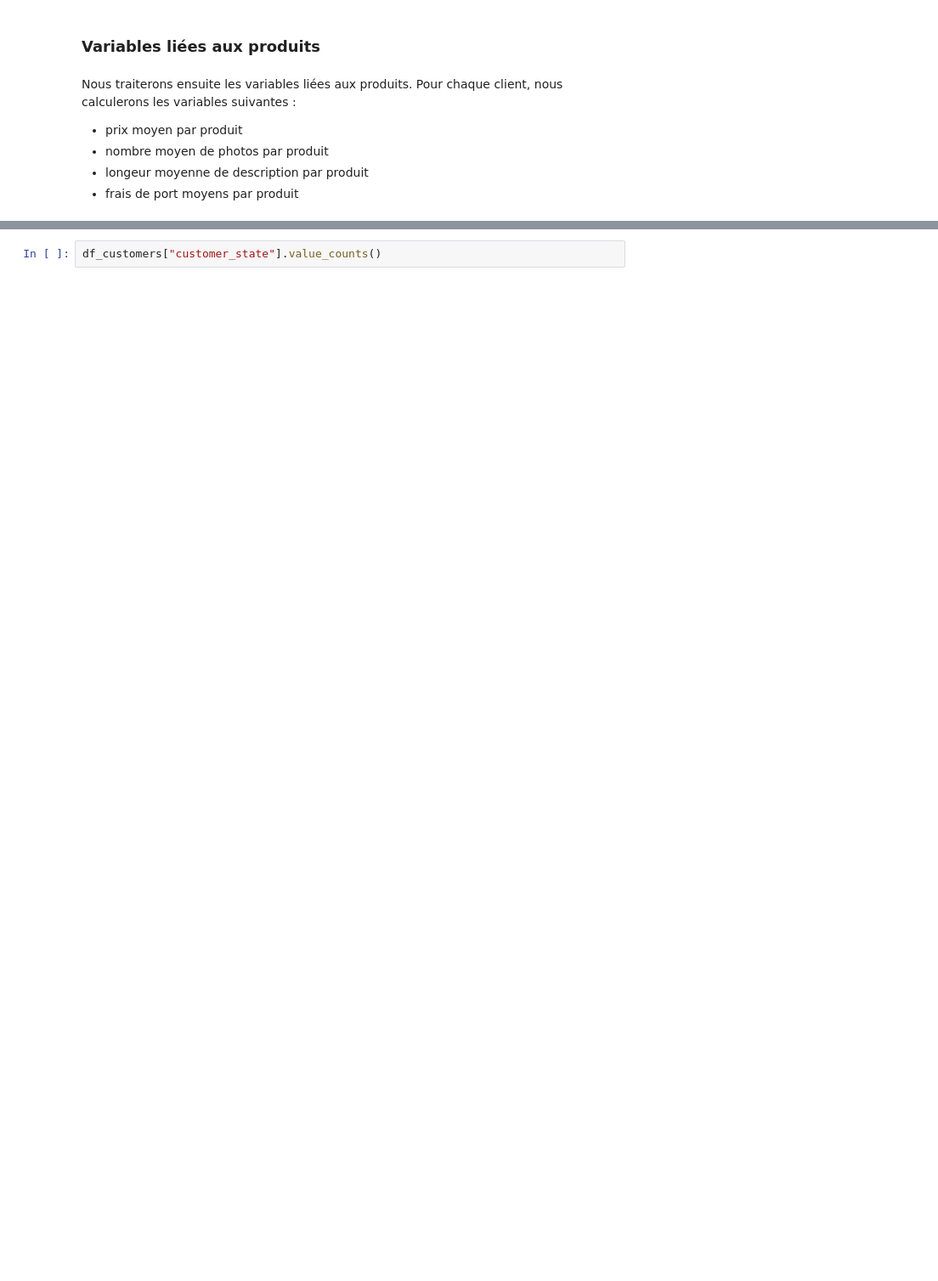
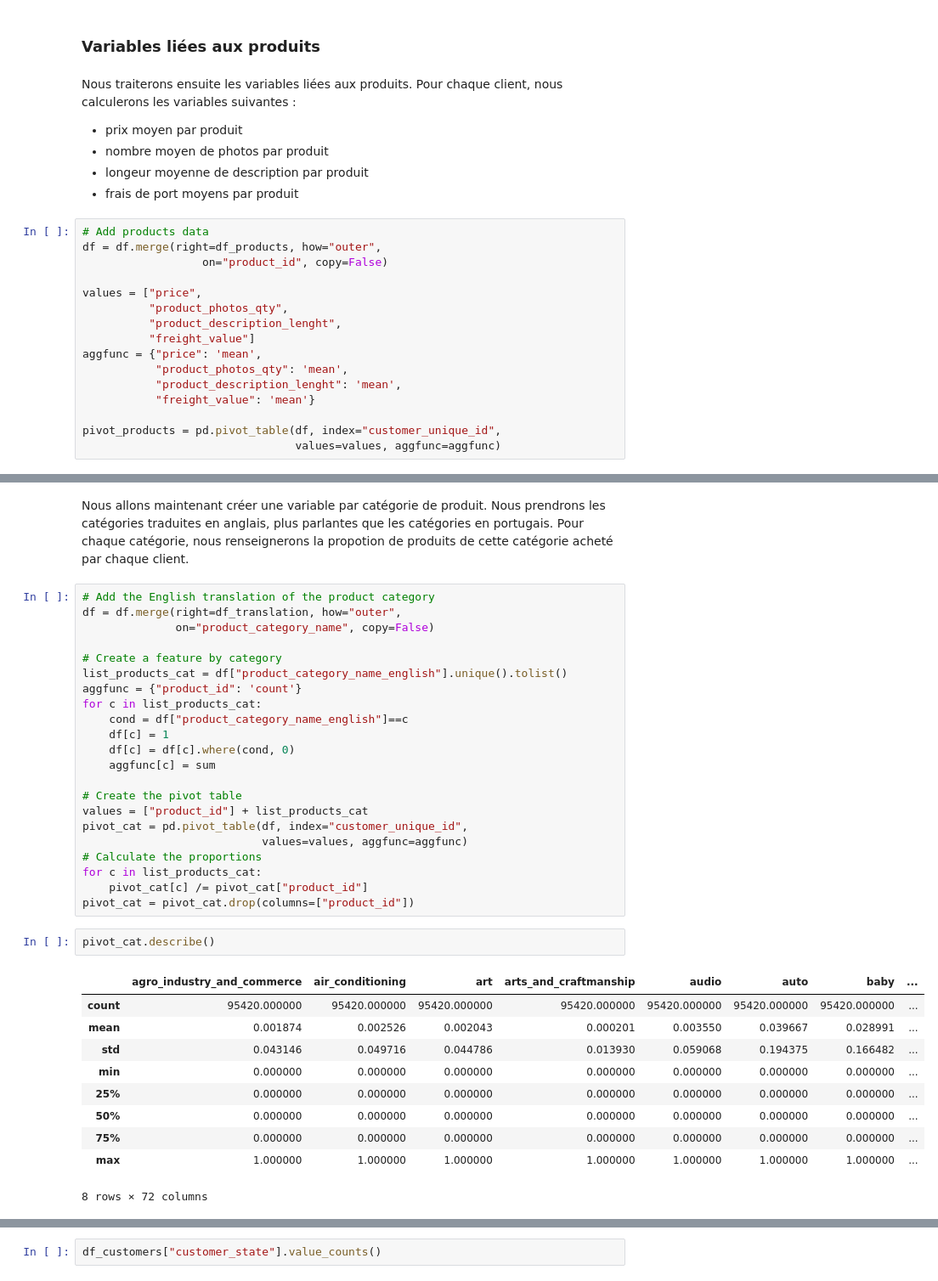
Before and after one commit to Pierre-Eloi/OC_DS_Project5, a Jupyter notebook: Project5_Data_Wrangling.ipynb, the cells around one changed output, grey strips where cells are left out. Shown at 85% size. Saved outputs shown, nothing was run; the diff lists cells and outputs as text; blank space fills up the shorter version.

Commit message:
The merge section has been dropped. The treatment of both the review and product features has been added. Moreover, a feature has been created for each product category.

```diff
--- a/Project5_Data_Wrangling.ipynb
+++ b/Project5_Data_Wrangling.ipynb
@@ -263,3 +259,19 @@ Nous traiterons ensuite les variables liées aux produits. Pour chaque client, n
 - nombre moyen de photos par produit
 - longeur moyenne de description par produit
 - frais de port moyens par produit
+# %%
+# Add products data
+df = df.merge(right=df_products, how="outer",
+                  on="product_id", copy=False)
+
+values = ["price",
+          "product_photos_qty",
+          "product_description_lenght",
+          "freight_value"]
+aggfunc = {"price": 'mean',
+           "product_photos_qty": 'mean',
+           "product_description_lenght": 'mean',
+           "freight_value": 'mean'}
+
+pivot_products = pd.pivot_table(df, index="customer_unique_id",
+                                values=values, aggfunc=aggfunc)
@@ -265,0 +292,37 @@ Nous traiterons ensuite les variables liées aux produits. Pour chaque client, n
+# %% [markdown]
+Nous allons maintenant créer une variable par catégorie de produit. Nous prendrons les catégories traduites en anglais, plus parlantes que les catégories en portugais. Pour chaque catégorie, nous renseignerons la propotion de produits de cette catégorie acheté par chaque client.
+# %%
+# Add the English translation of the product category
+df = df.merge(right=df_translation, how="outer",
+              on="product_category_name", copy=False)
+
+# Create a feature by category
+list_products_cat = df["product_category_name_english"].unique().tolist()
+aggfunc = {"product_id": 'count'}
+for c in list_products_cat:
+    cond = df["product_category_name_english"]==c
+    df[c] = 1
+    df[c] = df[c].where(cond, 0)
+    aggfunc[c] = sum
+
+# Create the pivot table
+values = ["product_id"] + list_products_cat
+pivot_cat = pd.pivot_table(df, index="customer_unique_id",
+                           values=values, aggfunc=aggfunc)
+# Calculate the proportions
+for c in list_products_cat:
+    pivot_cat[c] /= pivot_cat["product_id"]
+pivot_cat = pivot_cat.drop(columns=["product_id"])
+# %%
+pivot_cat.describe()
+# %% [output]
+|  | agro_industry_and_commerce | air_conditioning | art | arts_and_craftmanship | audio | auto | baby | ... |
+| count | 95420.000000 | 95420.000000 | 95420.000000 | 95420.000000 | 95420.000000 | 95420.000000 | 95420.000000 | ... |
+| mean | 0.001874 | 0.002526 | 0.002043 | 0.000201 | 0.003550 | 0.039667 | 0.028991 | ... |
+| std | 0.043146 | 0.049716 | 0.044786 | 0.013930 | 0.059068 | 0.194375 | 0.166482 | ... |
+| min | 0.000000 | 0.000000 | 0.000000 | 0.000000 | 0.000000 | 0.000000 | 0.000000 | ... |
+| 25% | 0.000000 | 0.000000 | 0.000000 | 0.000000 | 0.000000 | 0.000000 | 0.000000 | ... |
+| 50% | 0.000000 | 0.000000 | 0.000000 | 0.000000 | 0.000000 | 0.000000 | 0.000000 | ... |
+| 75% | 0.000000 | 0.000000 | 0.000000 | 0.000000 | 0.000000 | 0.000000 | 0.000000 | ... |
+| max | 1.000000 | 1.000000 | 1.000000 | 1.000000 | 1.000000 | 1.000000 | 1.000000 | ... |
+8 rows × 72 columns
```
Also changed, not shown: parts of 16 cells of this notebook.
